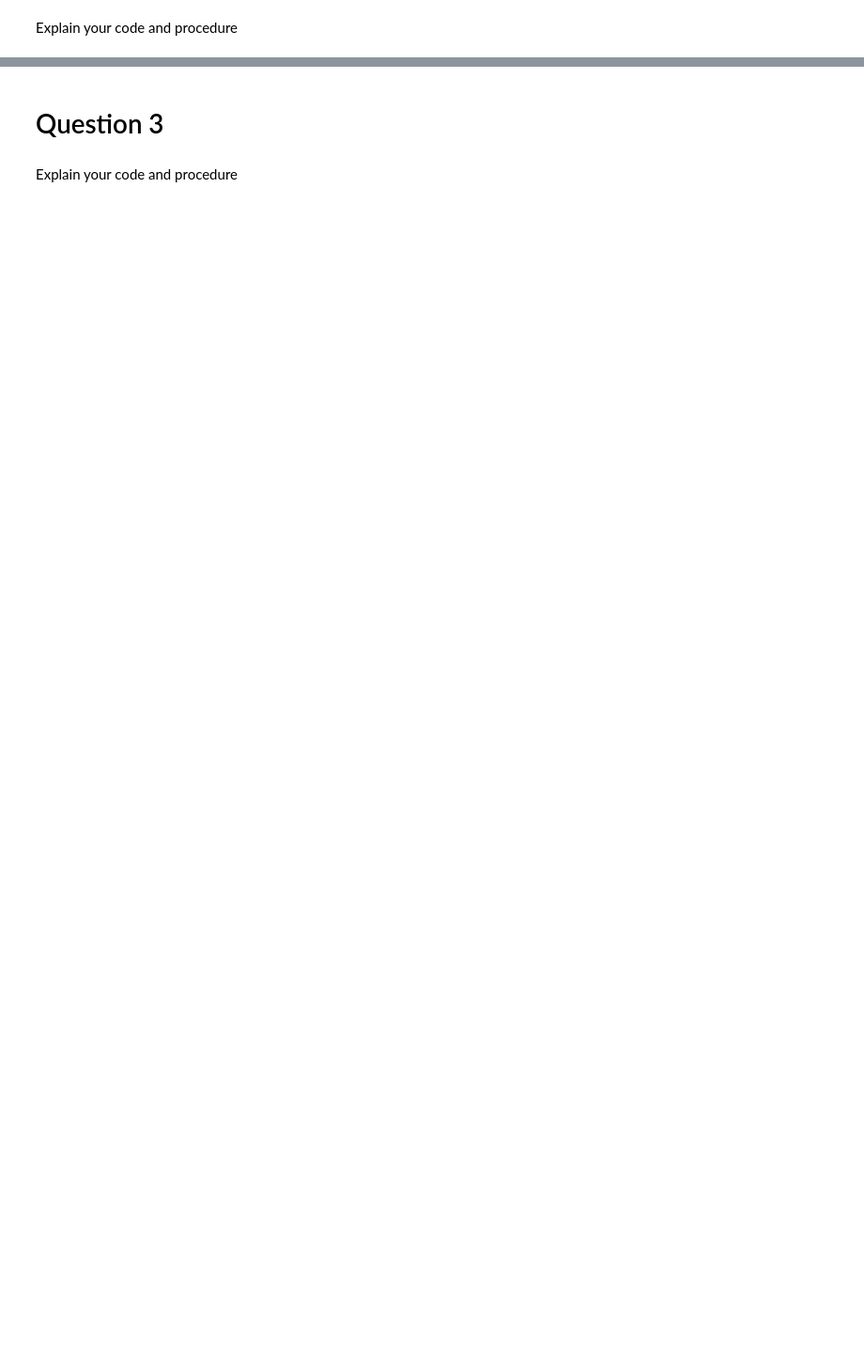
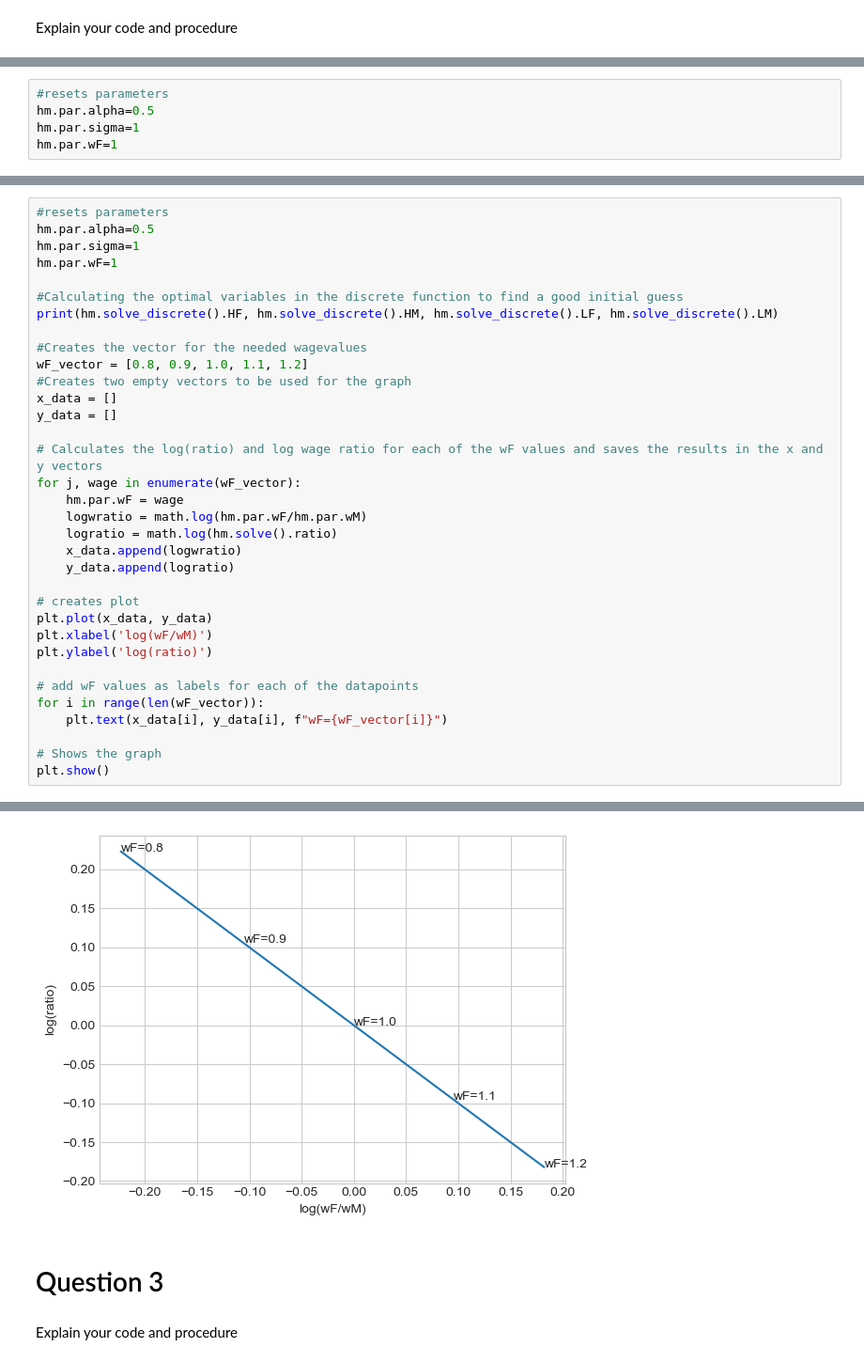
Before and after one commit to NumEconCopenhagen/projects-2023-kernen-af-kulten, a Jupyter notebook: inauguralproject/inauguralproject.ipynb, the cells around one changed output, grey strips where cells are left out. Shown at 94% size. Drawn from its saved outputs; the diff is of its cells as text; blank space fills up the shorter version.

```diff
--- a/inauguralproject/inauguralproject.ipynb
+++ b/inauguralproject/inauguralproject.ipynb
@@ -92,0 +244,5 @@ print(loutput)
+# %%
+#resets parameters
+hm.par.alpha=0.5
+hm.par.sigma=1
+hm.par.wF=1
@@ -92,0 +256,35 @@ print(loutput)
+# %%
+#resets parameters
+hm.par.alpha=0.5
+hm.par.sigma=1
+hm.par.wF=1
+
+#Calculating the optimal variables in the discrete function to find a good initial guess
+print(hm.solve_discrete().HF, hm.solve_discrete().HM, hm.solve_discrete().LF, hm.solve_discrete().LM)
+
+#Creates the vector for the needed wagevalues
+wF_vector = [0.8, 0.9, 1.0, 1.1, 1.2]
+#Creates two empty vectors to be used for the graph
+x_data = []
+y_data = []
+
+# Calculates the log(ratio) and log wage ratio for each of the wF values and saves the results in the x and y vectors
+for j, wage in enumerate(wF_vector):
+    hm.par.wF = wage
+    logwratio = math.log(hm.par.wF/hm.par.wM)
+    logratio = math.log(hm.solve().ratio)
+    x_data.append(logwratio)
+    y_data.append(logratio)
+
+# creates plot
+plt.plot(x_data, y_data)
+plt.xlabel('log(wF/wM)')
+plt.ylabel('log(ratio)')
+
+# add wF values as labels for each of the datapoints
+for i in range(len(wF_vector)):
+    plt.text(x_data[i], y_data[i], f"wF={wF_vector[i]}")
+
+# Shows the graph
+plt.show()
+# %% [output]
@@ -93,3 +292,4 @@ print(loutput)
+[figure, added]
 # %% [markdown]
 # Question 3
 # %% [markdown]
```
Also changed, not shown: parts of 10 cells of this notebook, 1 other file.
